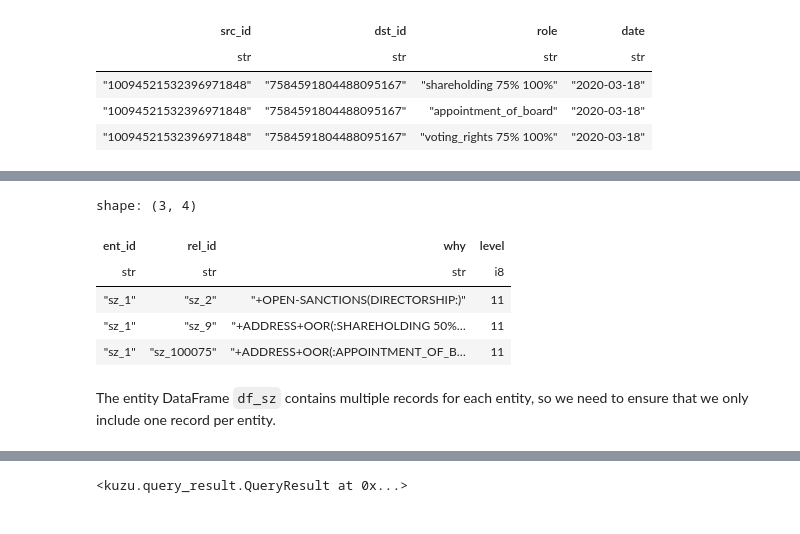
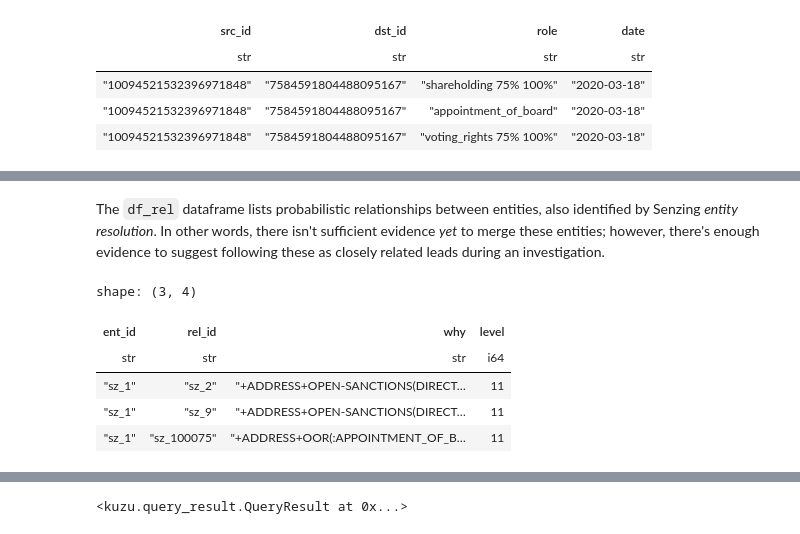
Before and after one commit to kuzudb/entity-resolved-kg-senzing-kuzu, a Jupyter notebook: create_graph.ipynb, the cells around one changed output, grey strips where cells are left out. Drawn from its saved outputs; the diff is of its cells as text; code cells hidden in the pictures.

Commit message:
add descriptions for the data sources; improve integration of Senzing

```diff
--- a/create_graph.ipynb
+++ b/create_graph.ipynb
@@ -40,3 +43,5 @@ db = kuzu.Database(DB_PATH)
 conn = kuzu.Connection(db)
 # %% [markdown]
 ## Open Sanctions
+# %%
+data_path: pathlib.Path = pathlib.Path("data")
@@ -147,0 +133,2 @@ We'll need to create `Matched` relationships between the entities in our graph.
+# %%
+sz_export = sz.process_senzing_export(data_path / "export.json")
@@ -147,0 +137,3 @@ We'll need to create `Matched` relationships between the entities in our graph.
+# %%
+df_ent = sz_export.df_ent.sort("id")
+df_ent.head(3)
@@ -148,12 +147,12 @@ We'll need to create `Matched` relationships between the entities in our graph.
+# %% [markdown]
+The `df_rel` dataframe lists probabilistic relationships between entities, also identified by Senzing _entity resolution_. In other words, there isn't sufficient evidence _yet_ to merge these entities; however, there's enough evidence to suggest following these as closely related leads during an investigation.
 # %%
-df_rel = sz.extract_related_entities(df3)
+df_rel = sz_export.df_rel
 df_rel.head(3)
 # %% [output]
 shape: (3, 4)
 | ent_id | rel_id | why | level |
-| str | str | str | i8 |
-| "sz_1" | "sz_2" | "+OPEN-SANCTIONS(DIRECTORSHIP:)" | 11 |
-| "sz_1" | "sz_9" | "+ADDRESS+OOR(:SHAREHOLDING 50%… | 11 |
+| str | str | str | i64 |
+| "sz_1" | "sz_2" | "+ADDRESS+OPEN-SANCTIONS(DIRECT… | 11 |
+| "sz_1" | "sz_9" | "+ADDRESS+OPEN-SANCTIONS(DIRECT… | 11 |
 | "sz_1" | "sz_100075" | "+ADDRESS+OOR(:APPOINTMENT_OF_B… | 11 |
-# %% [markdown]
-The entity DataFrame `df_sz` contains multiple records for each entity, so we need to ensure that we only include one record per entity.
```
Also changed, not shown: parts of 31 cells of this notebook, 3 other files.
